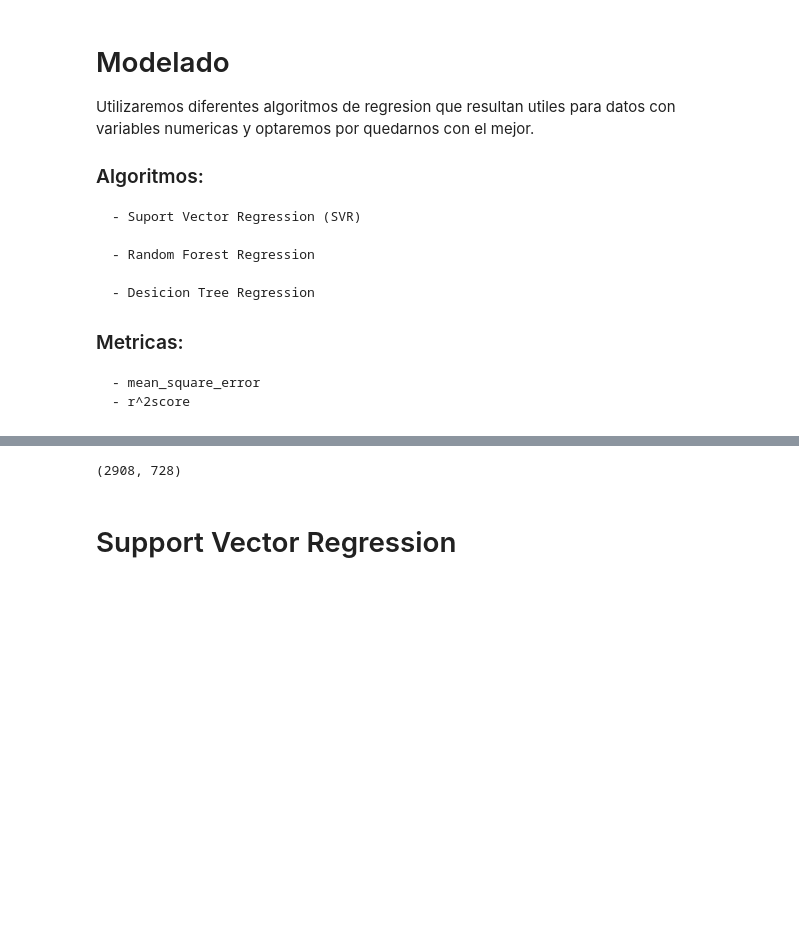
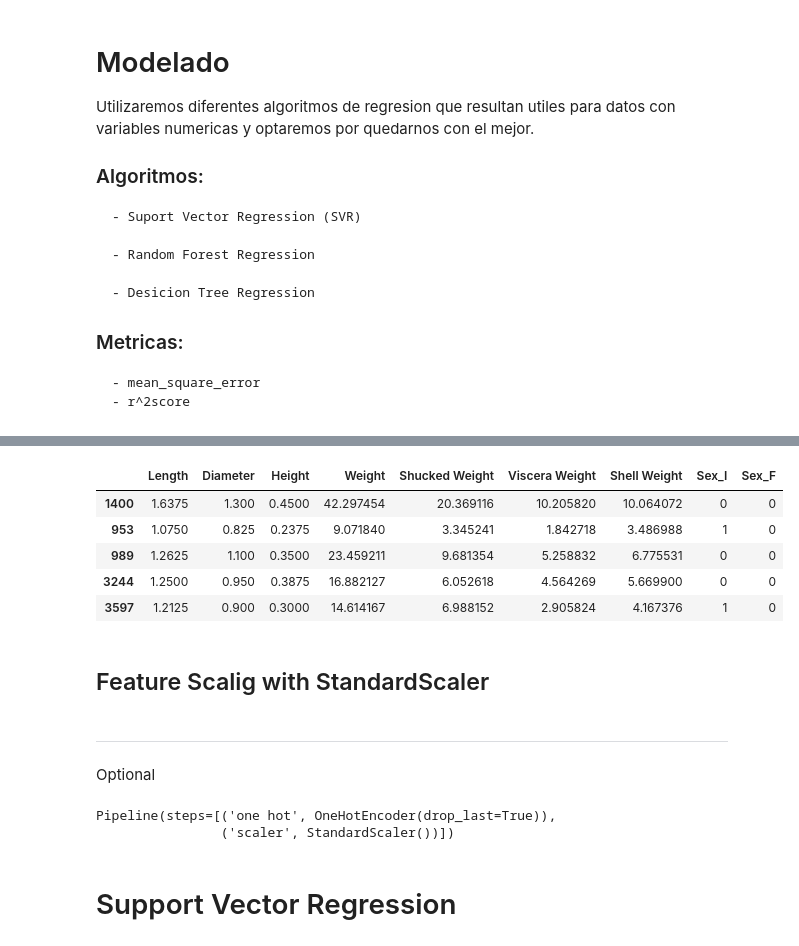
Before and after one commit to MathUPTC/CrabAge, a Jupyter notebook: Notebooks/modelado.ipynb, the cells around one changed output, grey strips where cells are left out. Saved outputs shown, nothing was run; the diff lists cells and outputs as text; code cells hidden in the pictures; blank space fills up the shorter version.

Commit message:
implementacion de Pipeline

```diff
--- a/Notebooks/modelado.ipynb
+++ b/Notebooks/modelado.ipynb
@@ -35,0 +46,5 @@ data.head()
+# %%
+np.random.seed(23)
+
+X = data.drop(columns='Age')
+y = data.Age
@@ -42 +67,15 @@ y=y.reshape(-1,1)
+# %%
+# transform the data sets
+x_train_encod = encoder.transform(x_train)
+x_test_encod = encoder.transform(x_test)
+x_test_encod.head()
+# %% [output]
+|  | Length | Diameter | Height | Weight | Shucked Weight | Viscera Weight | Shell Weight | Sex_I | Sex_F |
+| 1400 | 1.6375 | 1.300 | 0.4500 | 42.297454 | 20.369116 | 10.205820 | 10.064072 | 0 | 0 |
+| 953 | 1.0750 | 0.825 | 0.2375 | 9.071840 | 3.345241 | 1.842718 | 3.486988 | 1 | 0 |
+| 989 | 1.2625 | 1.100 | 0.3500 | 23.459211 | 9.681354 | 5.258832 | 6.775531 | 0 | 0 |
+| 3244 | 1.2500 | 0.950 | 0.3875 | 16.882127 | 6.052618 | 4.564269 | 5.669900 | 0 | 0 |
+| 3597 | 1.2125 | 0.900 | 0.3000 | 14.614167 | 6.988152 | 2.905824 | 4.167376 | 1 | 0 |
+# %% [markdown]
+## Feature Scalig with StandardScaler
 # %%
@@ -49,6 +85,14 @@ Y = sc_y.fit_transform(y)
-# %%
-# division de datos train y test
-x_train,x_test,y_train,y_test = train_test_split(X,Y,test_size=0.2,random_state=19)
-x_train.shape[0],x_test.shape[0]
-# %% [output]
-(2908, 728)
+# %% [markdown]
+---
+Optional
+# %%
+# pipeline
+pipe = Pipeline(
+    [
+    ('one hot',OneHotEncoder(drop_last=True)),
+    ('scaler',StandardScaler())
+    ])
+pipe.fit(x_train)
+# %% [output]
+Pipeline(steps=[('one hot', OneHotEncoder(drop_last=True)),
+                ('scaler', StandardScaler())])
```
Also changed, not shown: parts of 15 cells of this notebook.
